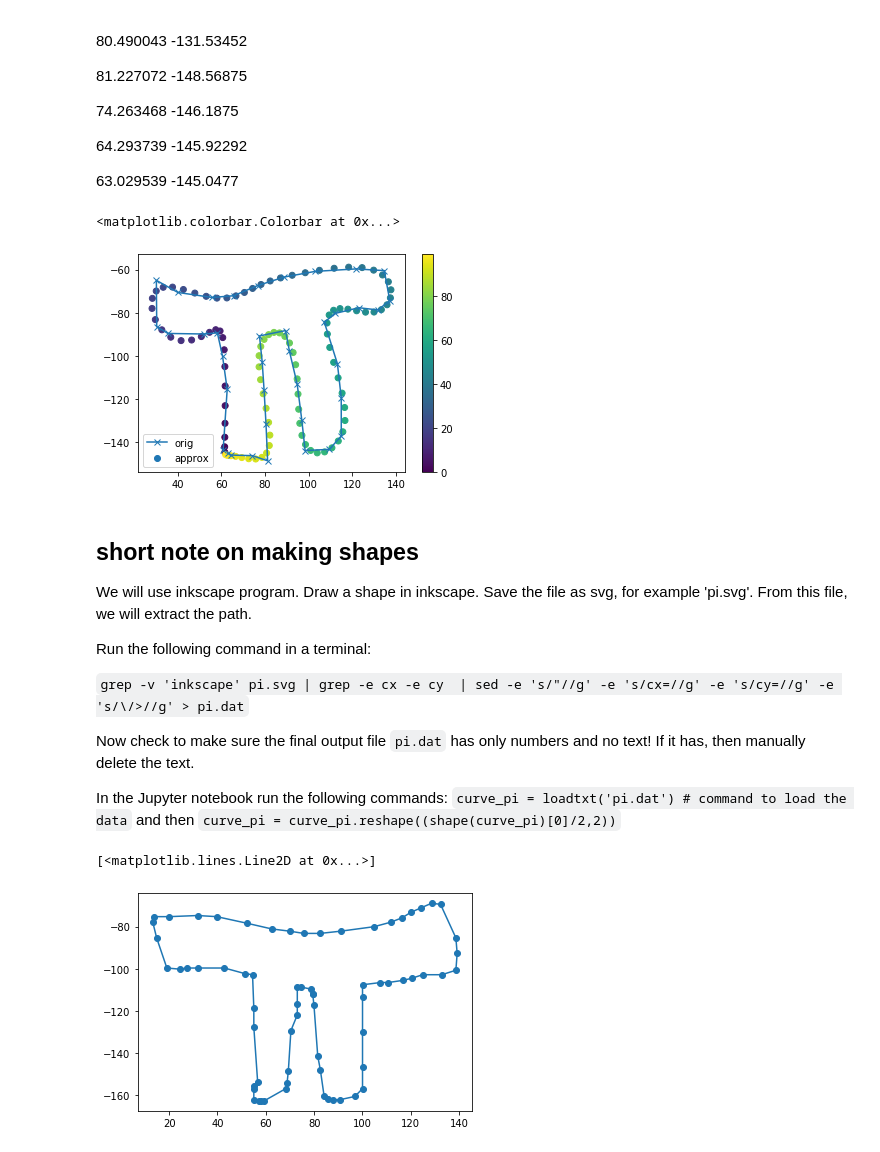
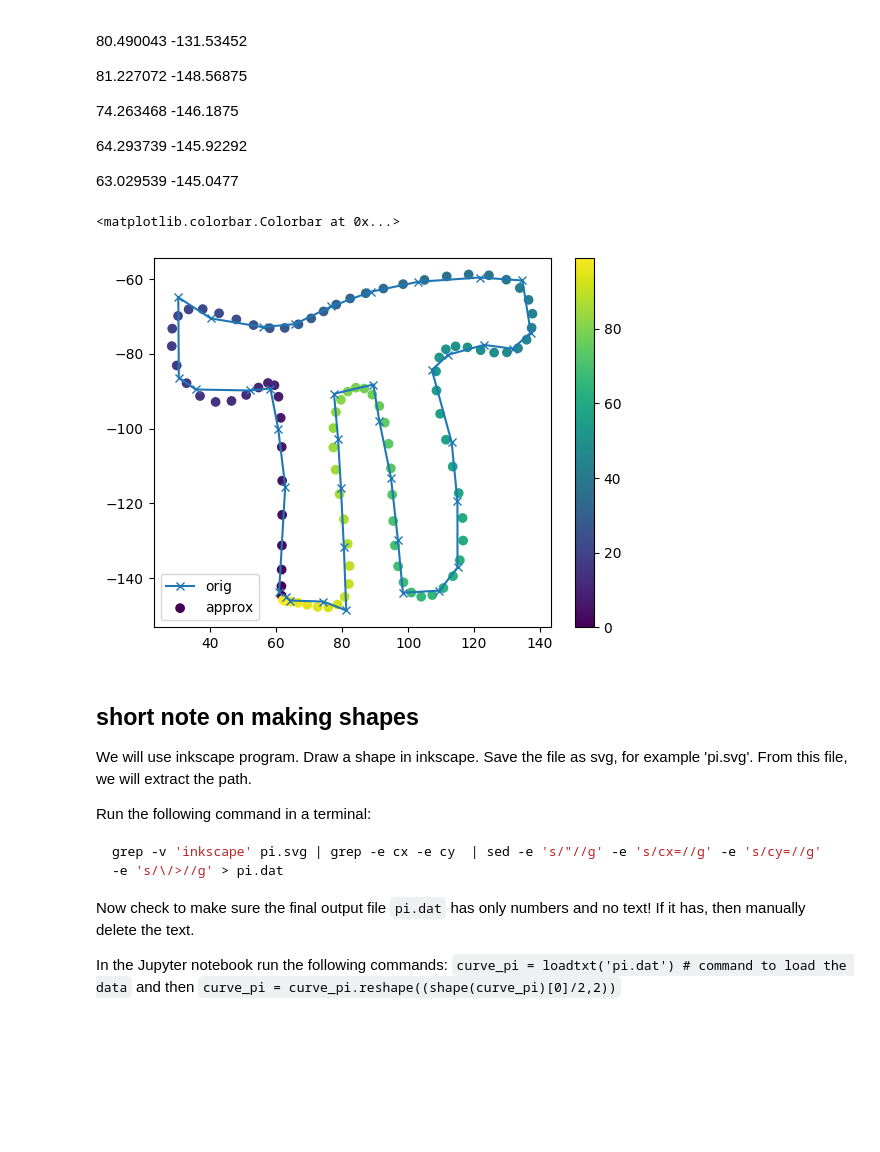
Before and after one commit to shrey715/computing-in-sciences-2, a Jupyter notebook: workbooks ig/FourierAnalysis_ClassPrep.ipynb, the cells around one changed output. Saved outputs shown, nothing was run; the diff lists cells and outputs as text; code cells hidden in the pictures; blank space fills up the shorter version.

````diff
--- a/workbooks ig/FourierAnalysis_ClassPrep.ipynb
+++ b/workbooks ig/FourierAnalysis_ClassPrep.ipynb
@@ -147,12 +141,9 @@ $$
 Typically $c_n$ is found for $|n| \le n_{max}$ i.e. $n \in [-n_{max}, \cdots, 0 , \cdots, -n_{max}]$
 # %%
 # TASK-2:  Write the following functions to compute coeffiencents
-
-def determine_coffecients(zvals,nmax,t,N=10000):
+def determine_coefficients(zvals, nmax):
     '''find the coefficients from -nmax to nmax, i.e. 2*nmax+1 coefficients'''
-    nvals = np.arange(-nmax,nmax+1)
-    return 1/t * np.sum(zvals[:,None] * np.exp(-1j*2*np.pi*nvals[None,:]*tvals[:,None]),axis=0)
+    n = np.arange(-nmax, nmax+1)
+    t = np.linspace(0, 1, len(zvals)+1)[1:]
+    c = np.sum(zvals[:, None] * np.exp(-1j * n * 2 * np.pi * t[:, None]), axis=0) / len(zvals)
+    return dict(zip(n, c))
-# %%
-# TASK-3: Write a function that takes in the fourier coefficients and plots the curve
-def plot_epicycles(fourier_dict, numPoints):
-    '''use the fourier coefficients and get the curve having numPoints points'''
@@ -242,0 +150,7 @@ colorbar()
+# %%
+def plot_epicycles(fourier_dict, numPoints=1000):
+    '''plot the epicycles for the given fourier coefficients'''
+    nvals = np.arange(-max(fourier_dict.keys()), max(fourier_dict.keys())+1)
+    tvals = np.linspace(0, 1, numPoints+1)[1:]
+    fourier_series = sum(fourier_dict.get(n, 0) * np.exp(1j*2*np.pi*n*tvals) for n in nvals)
+    return fourier_series
@@ -342,24 +347,26 @@ BELOW are the (X,Y) pairs for the points stored in "pi-3.dat"
 # %%
 zvals_pi = fig_pi[:,0]+1j*fig_pi[:,1]
 # %%
-pi_fourier_dict = determine_coffecients(zvals_pi, 10)
+pi_fourier_dict = determine_coefficients(zvals_pi, 10)
 # %%
 reconstructed_pi = plot_epicycles(pi_fourier_dict,100)
 # %%
-plot(fig_pi[:,0],fig_pi[:,1],'x-',label='orig')
-scatter(reconstructed_pi.real,reconstructed_pi.imag,label='approx',c=range(100))
-legend()
-colorbar()
+plt.plot(fig_pi[:,0],fig_pi[:,1],'x-',label='orig')
+plt.scatter(reconstructed_pi.real,reconstructed_pi.imag,label='approx',c=np.arange(100))
+plt.legend()
+plt.colorbar()
 # %% [output]
 <matplotlib.colorbar.Colorbar at 0x...>
-[figure, old version]
+[figure, new version]
 # %% [markdown]
 ## short note on making shapes
 We will use inkscape program. Draw a shape in inkscape. Save the file as svg, for example 'pi.svg'. From this file, we will extract the path.
 
 Run the following command  in a terminal:
 
-`grep -v 'inkscape' pi.svg | grep -e cx -e cy  | sed -e 's/"//g' -e 's/cx=//g' -e 's/cy=//g' -e 's/\/>//g' > pi.dat`
+```C
+grep -v 'inkscape' pi.svg | grep -e cx -e cy  | sed -e 's/"//g' -e 's/cx=//g' -e 's/cy=//g' -e 's/\/>//g' > pi.dat
+```
 
 Now check to make sure the final output file `pi.dat` has only numbers and no text! If it has, then manually delete the text.
 
@@ -372,7 +376,0 @@ curve_pi = loadtxt('/tmp/pi.dat')
-# %%
-x_pi = curve_pi[1::4]
-y_pi = -curve_pi[::4]
-plot(x_pi,y_pi,'-o')
-# %% [output]
-[<matplotlib.lines.Line2D at 0x...>]
-[figure, removed]
````
Also changed, not shown: parts of 14 cells of this notebook, 5 other files.
